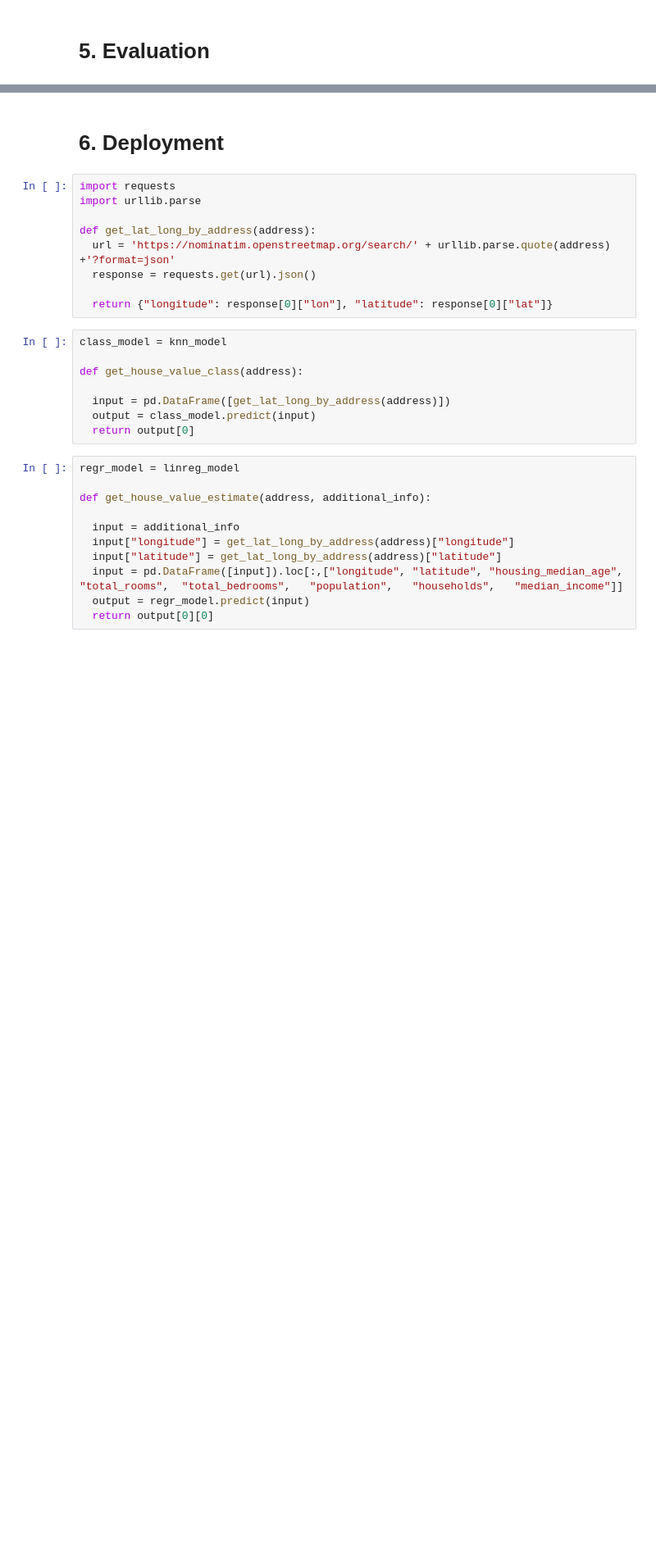
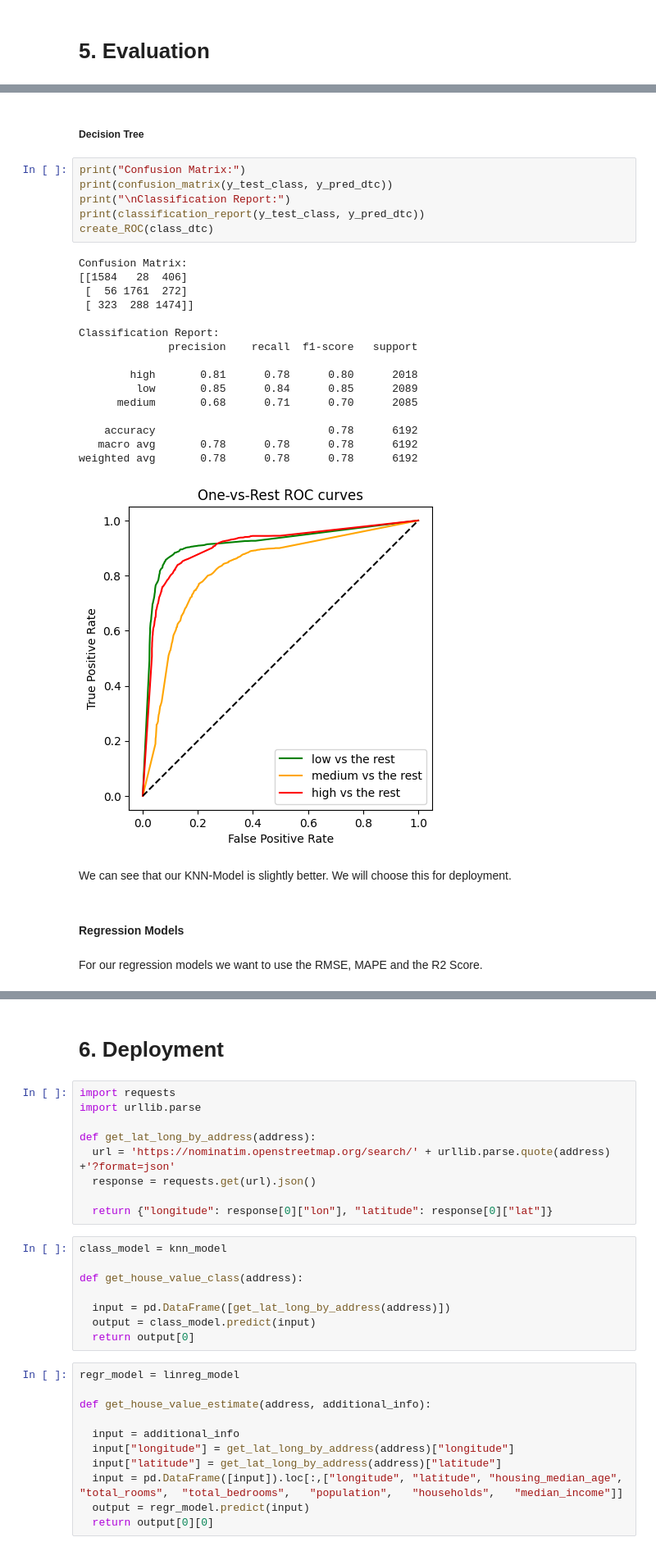
Before and after one commit to chris-hoertnagl/AI-Dojo, a Jupyter notebook: Basics/Ai_Workshop2.ipynb, the cells around one changed output, grey strips where cells are left out. Shown at 82% size. Drawn from its saved outputs; the diff is of its cells as text; blank space fills up the shorter version.

```diff
--- a/Basics/Ai_Workshop2.ipynb
+++ b/Basics/Ai_Workshop2.ipynb
@@ -733,0 +775,31 @@ Extra ToDo:
+# %% [markdown]
+##### Decision Tree
+# %%
+print("Confusion Matrix:")
+print(confusion_matrix(y_test_class, y_pred_dtc))
+print("\nClassification Report:")
+print(classification_report(y_test_class, y_pred_dtc))
+create_ROC(class_dtc)
+# %% [output]
+Confusion Matrix:
+[[1584   28  406]
+ [  56 1761  272]
+ [ 323  288 1474]]
+
+Classification Report:
+              precision    recall  f1-score   support
+
+        high       0.81      0.78      0.80      2018
+         low       0.85      0.84      0.85      2089
+      medium       0.68      0.71      0.70      2085
+
+    accuracy                           0.78      6192
+   macro avg       0.78      0.78      0.78      6192
+weighted avg       0.78      0.78      0.78      6192
+[figure, added]
+# %% [markdown]
+We can see that our KNN-Model is slightly better. We will choose this for deployment.
+# %% [markdown]
+#### Regression Models
+# %% [markdown]
+For our regression models we want to use the RMSE, MAPE and the R2 Score.
```
Also changed, not shown: parts of 32 cells of this notebook.
